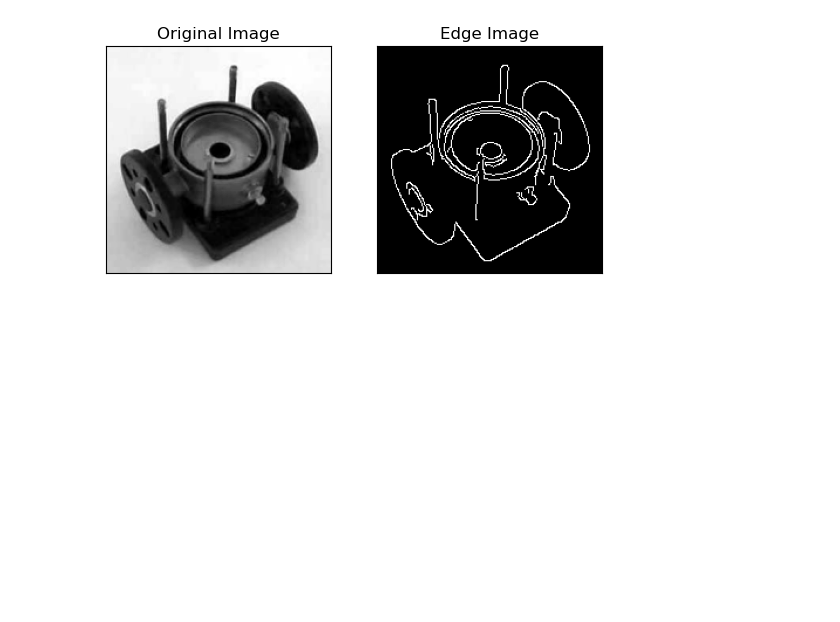
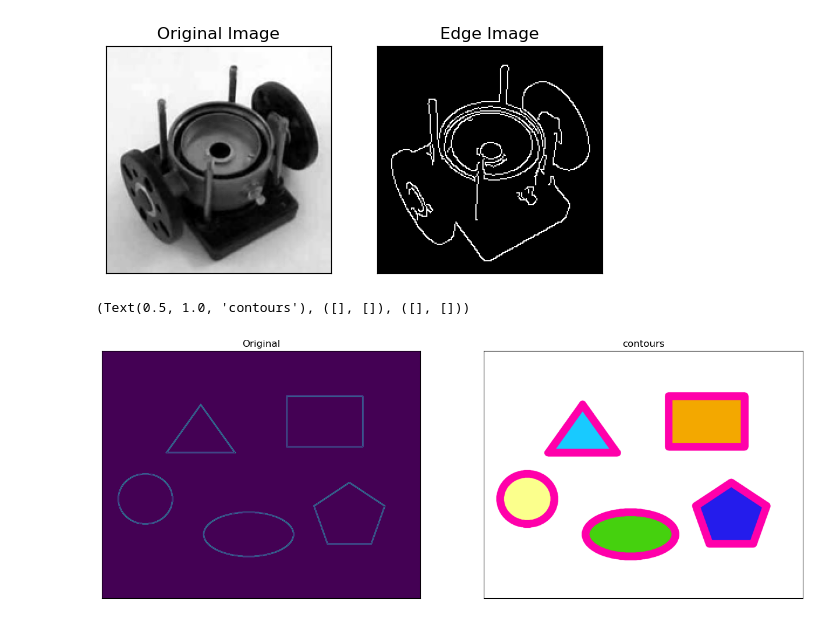
Before and after one commit to hw5857/IP2024, a Jupyter notebook: chap146.ipynb, the cells around one changed output. Saved outputs shown, nothing was run; the diff lists cells and outputs as text; code cells hidden in the pictures; blank space fills up the shorter version.

```diff
--- a/chap146.ipynb
+++ b/chap146.ipynb
@@ -47,3 +47,21 @@ plt.title('Edge Image'), plt.xticks([]), plt.yticks([])
 plt.show()
 # %% [output]
 [figure]
+# %%
+img = cv2.imread('20241028_122920.png')
+edges100 = cv2.Canny(img,100,100)
+edges200 = cv2.Canny(img,200,200)
+edges = cv2.Canny(img,100,200)
+# %%
+contours,hierarchy=cv2.findContours(edges,cv2.RETR_TREE, cv2.CHAIN_APPROX_SIMPLE)
+img0=img.copy()
+img1=cv2.drawContours(img0,contours,-1,(255, 0, 170),33)
+# %%
+plt.figure(figsize=(24,8))
+plt.subplot(1,3,1),plt.imshow(edges)
+plt.title('Original'), plt.xticks([]), plt.yticks([])
+plt.subplot(1,3,2),plt.imshow(img1)
+plt.title('contours'), plt.xticks([]), plt.yticks([])
+# %% [output]
+(Text(0.5, 1.0, 'contours'), ([], []), ([], []))
+[figure, added]
```
